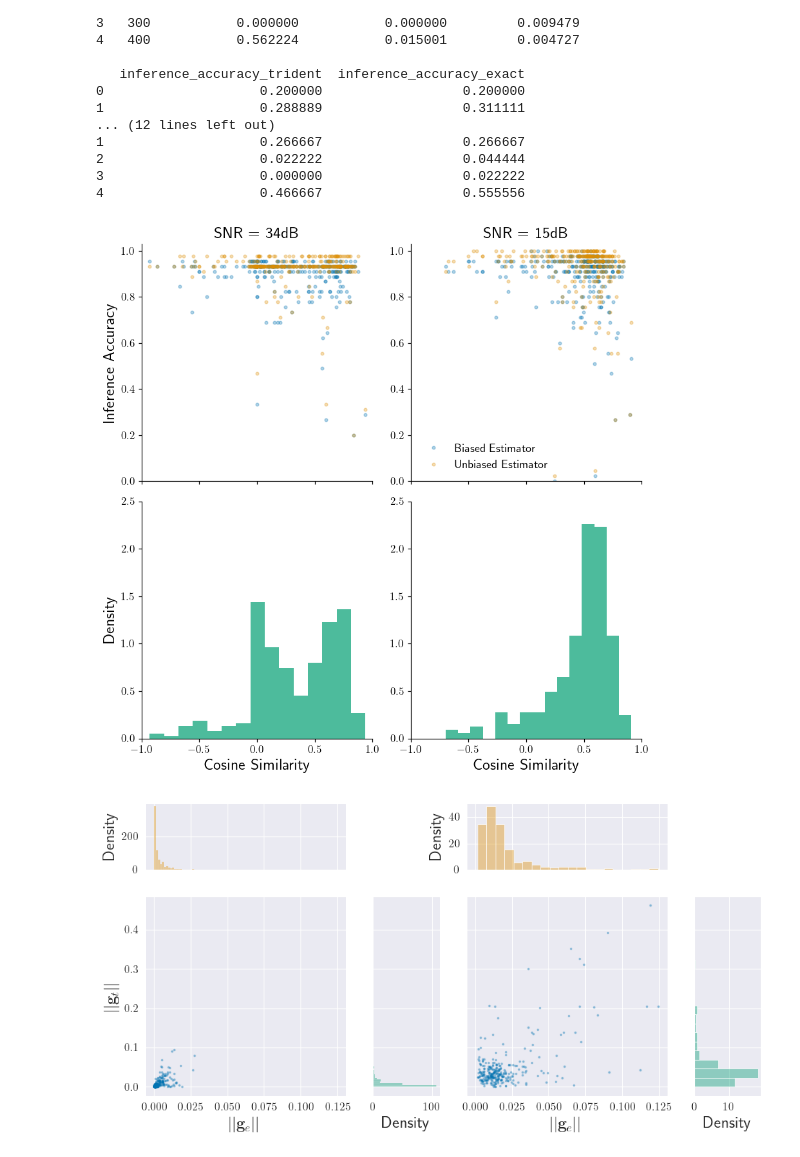
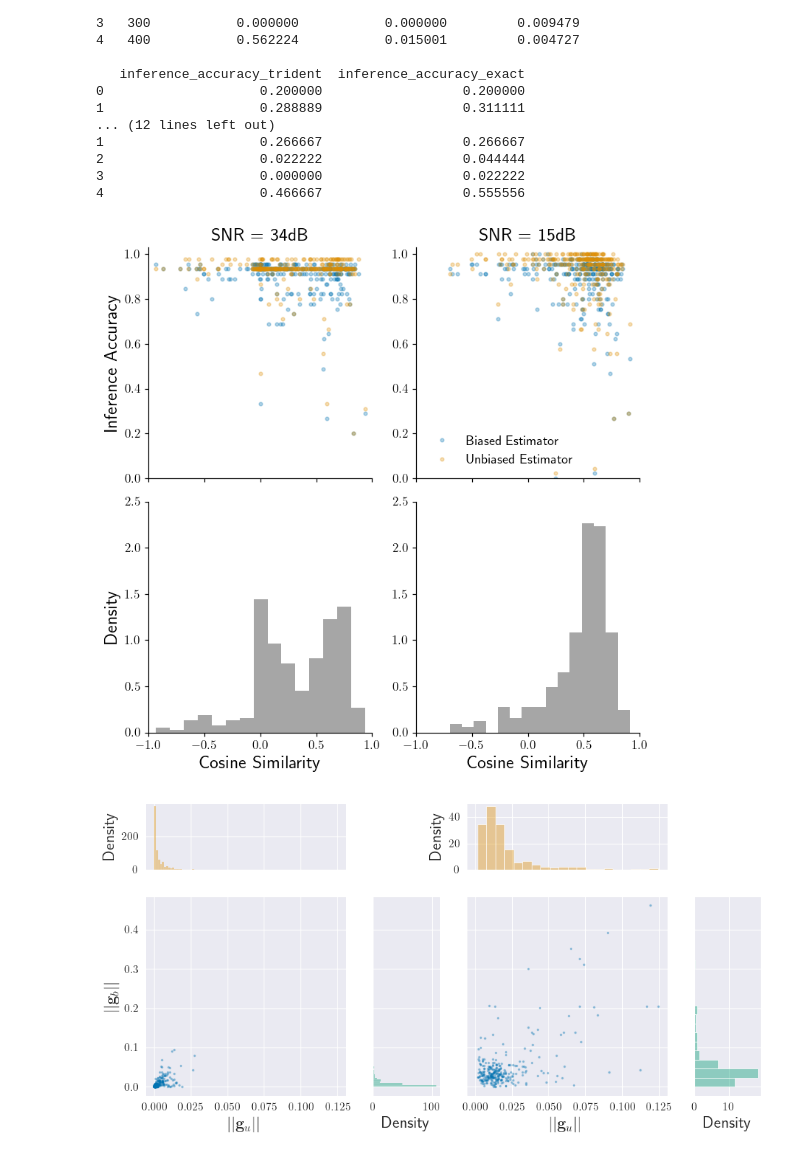
Before and after one commit to vjaltare/sawy, a Jupyter notebook: notebooks/gradients_noise_comparisons_uci_iris.ipynb, the cells around one changed output. Drawn from its saved outputs; the diff is of its cells as text; code cells hidden in the pictures.

```diff
--- a/notebooks/gradients_noise_comparisons_uci_iris.ipynb
+++ b/notebooks/gradients_noise_comparisons_uci_iris.ipynb
@@ -416,7 +416,9 @@ today = date.today().isoformat()
 _save_fig = False
 
 cb_pal = sns.color_palette("colorblind")
-fig, ax = plt.subplots(2, 2, figsize=(8, 8), dpi=110,sharex=True)
+fig, ax = plt.subplots(2, 2, figsize=(7, 7), dpi=110,sharex=True)
+
+markersize_ = 3
 
 for axs, i in zip(ax.flatten(), range(4)):
     # left size: SNR = 34dB, right side SNR = 15dB
@@ -427,7 +429,7 @@ for axs, i in zip(ax.flatten(), range(4)):
             marker='o',
             lw=0,
             alpha=0.3,
-            markersize=3,
+            markersize=markersize_,
             color=cb_pal[0],
             label="Biased Estimator")
 
@@ -436,7 +438,7 @@ for axs, i in zip(ax.flatten(), range(4)):
             marker='o',
             lw=0,
             alpha=0.3,
-            markersize=3,
+            markersize=markersize_,
             color=cb_pal[1],
             label="Unbiased Estimator")
 
@@ -456,7 +458,7 @@ for axs, i in zip(ax.flatten(), range(4)):
             marker='o',
             lw=0,
             alpha=0.3,
-            markersize=3,
+            markersize=markersize_,
             color=cb_pal[0],
             label="Biased Estimator")
 
@@ -465,7 +467,7 @@ for axs, i in zip(ax.flatten(), range(4)):
             marker='o',
             lw=0,
             alpha=0.3,
-            markersize=3,
+            markersize=markersize_,
             color=cb_pal[1],
             label="Unbiased Estimator"
             )
@@ -487,7 +489,7 @@ for axs, i in zip(ax.flatten(), range(4)):
                 bins=15,
                 edgecolor=None,
                 stat="density",
-                color=cb_pal[2],
+                color="0.5",
                 alpha=0.7,
                 ax=axs
             )
@@ -497,36 +499,36 @@ for axs, i in zip(ax.flatten(), range(4)):
         else:
             sns.histplot(
                 data=cosine_data_n1,
                 x="cosine_similarity",
                 bins=15,
                 edgecolor=None,
                 stat="density",
-                color=cb_pal[2],
+                color="0.5",
                 alpha=0.7,
                 ax=axs
             )
             axs.set_xlabel("Cosine Similarity", fontsize=16)
             axs.set_ylabel("", fontsize=16)
 
 
     sns.despine(ax=axs)
 
 ax[0,0].sharey(ax[0,1])
 ax[1,0].sharey(ax[1,1])
 
 ax[0,0].set_ylim(0.0, 1.03)
 ax[1,0].set_ylim(0, 2.5)
 ax[1, 0].set_xlim(-1, 1)
 ax[1, 1].set_xlim(-1, 1)
 
 for axs in ax.ravel():
     axs.tick_params(axis='both', labelsize=11)
 
 plt.tight_layout()
 if _save_fig:
-    fig.savefig(os.path.join(FIGURES_PATH, f"cosine_sim_accuracy_uci_iris_{today}.pdf"), bbox_inches="tight", dpi=300)
+    fig.savefig(os.path.join(FIGURES_PATH, f"cosine_sim_accuracy_uci_iris_{today}.pdf"), bbox_inches="tight", transparent=True, dpi=300)
 # %% [output]
-[figure, old version]
+[figure, new version]
 # %%
 ## plotting gradient norms
 cb_pal = sns.color_palette("colorblind")
```
Also changed, not shown: parts of 5 cells of this notebook.
